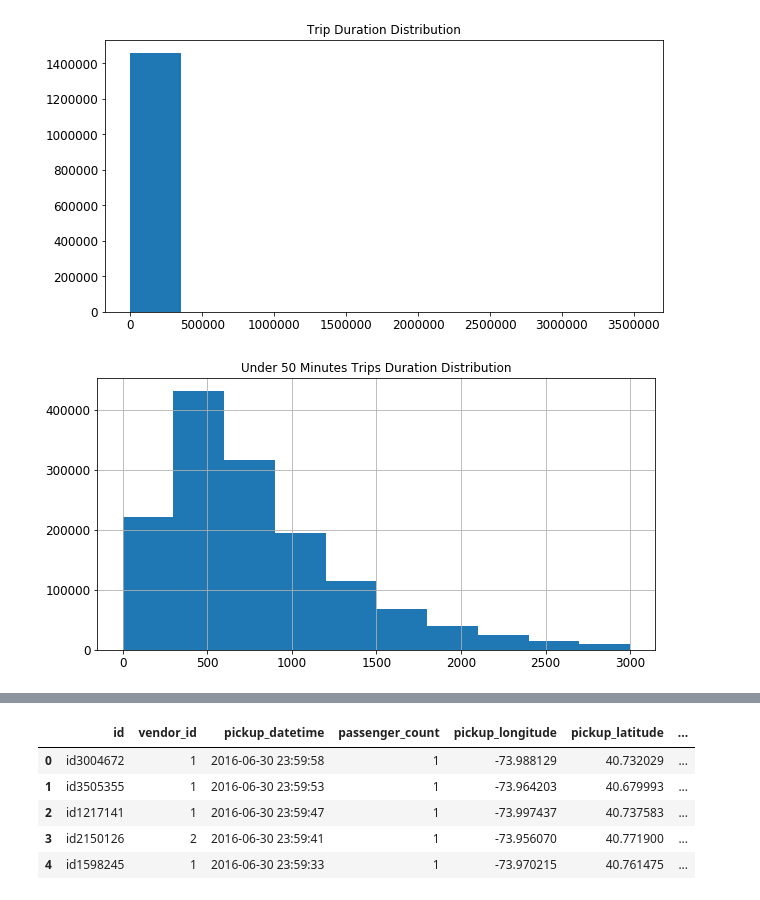
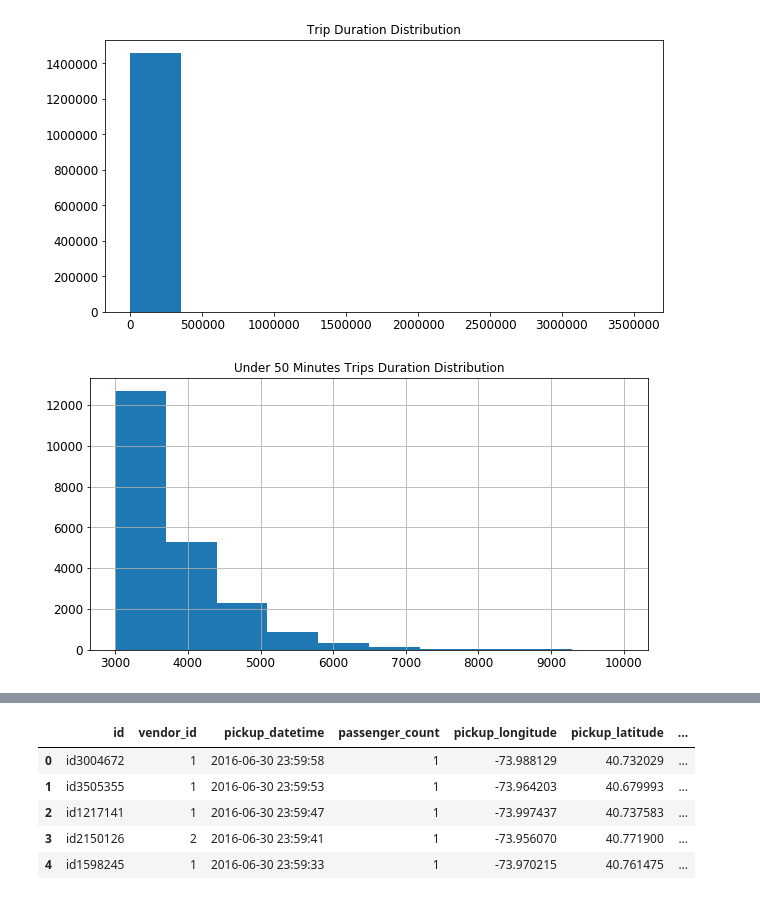
Before and after one commit to Dilva/NYC-Taxi-Trip-Duration, a Jupyter notebook: Taxi Trip Duration I.ipynb, the cells around one changed output, grey strips where cells are left out. Drawn from its saved outputs; the diff is of its cells as text; code cells hidden in the pictures.

```diff
--- a/Taxi Trip Duration I.ipynb
+++ b/Taxi Trip Duration I.ipynb
@@ -65,7 +67,7 @@ plt.title("Trip Duration Distribution");
 # %% [output]
 [figure]
 # %%
-train.loc[train['trip_duration'] < 3000, 'trip_duration'].hist()
+train.trip_duration[train['trip_duration'] > 3000][train['trip_duration'] < 10000].hist()
 plt.title("Under 50 Minutes Trips Duration Distribution");
 # %% [output]
-[figure, old version]
+[figure, new version]
```
Also changed, not shown: parts of 59 cells of this notebook.
